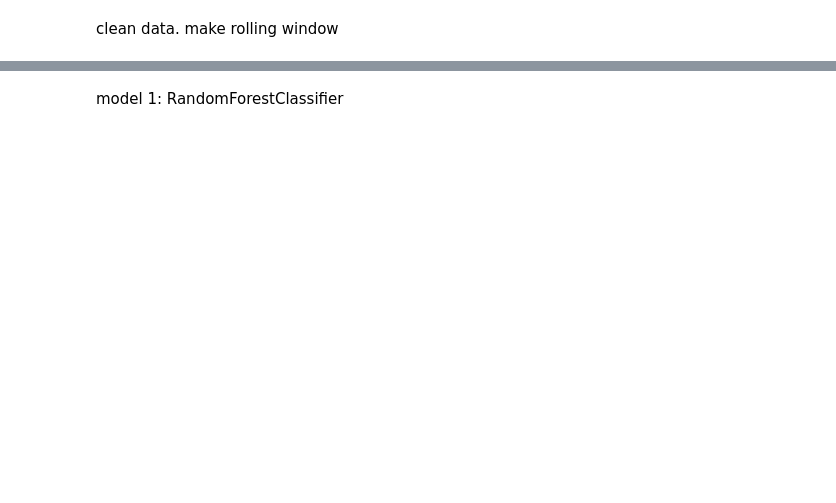
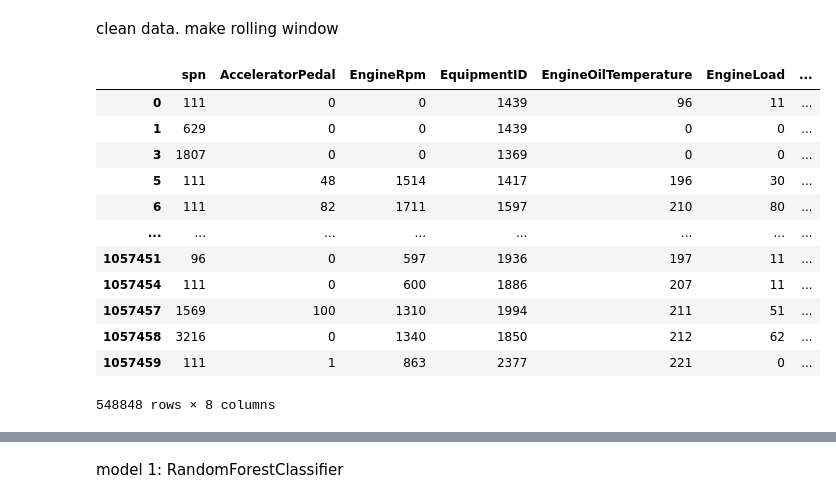
Before and after one commit to nss-data-science-cohort-6/big_g_express-player_one_big_g_express, a Jupyter notebook: big_G_RandomForestClassifier.ipynb, the cells around one changed output, grey strips where cells are left out. Saved outputs shown, nothing was run; the diff lists cells and outputs as text; code cells hidden in the pictures; blank space fills up the shorter version.

```diff
--- a/big_G_RandomForestClassifier.ipynb
+++ b/big_G_RandomForestClassifier.ipynb
@@ -31,0 +26,6 @@ full_derates_seasons = full_derates_seasons.set_index('EventTimeStamp').sort_ind
+# %%
+fd = pd.read_pickle('data/on_faults.pkl')
+# %%
+fd['EventTimeStamp'] = pd.to_datetime(fd['EventTimeStamp'])
+# %%
+fd = fd.loc[fd['active'] == True]
@@ -32 +36,17 @@ full_derates_seasons = full_derates_seasons.set_index('EventTimeStamp').sort_ind
+# %%
+fd
+# %% [output]
+|  | spn | AcceleratorPedal | EngineRpm | EquipmentID | EngineOilTemperature | EngineLoad | ... |
+| 0 | 111 | 0 | 0 | 1439 | 96 | 11 | ... |
+| 1 | 629 | 0 | 0 | 1439 | 0 | 0 | ... |
+| 3 | 1807 | 0 | 0 | 1369 | 0 | 0 | ... |
+| 5 | 111 | 48 | 1514 | 1417 | 196 | 30 | ... |
+| 6 | 111 | 82 | 1711 | 1597 | 210 | 80 | ... |
+| ... | ... | ... | ... | ... | ... | ... | ... |
+| 1057451 | 96 | 0 | 597 | 1936 | 197 | 11 | ... |
+| 1057454 | 111 | 0 | 600 | 1886 | 207 | 11 | ... |
+| 1057457 | 1569 | 100 | 1310 | 1994 | 211 | 51 | ... |
+| 1057458 | 3216 | 0 | 1340 | 1850 | 212 | 62 | ... |
+| 1057459 | 111 | 1 | 863 | 2377 | 221 | 0 | ... |
+548848 rows × 8 columns
 # %%
```
Also changed, not shown: parts of 23 cells of this notebook.
